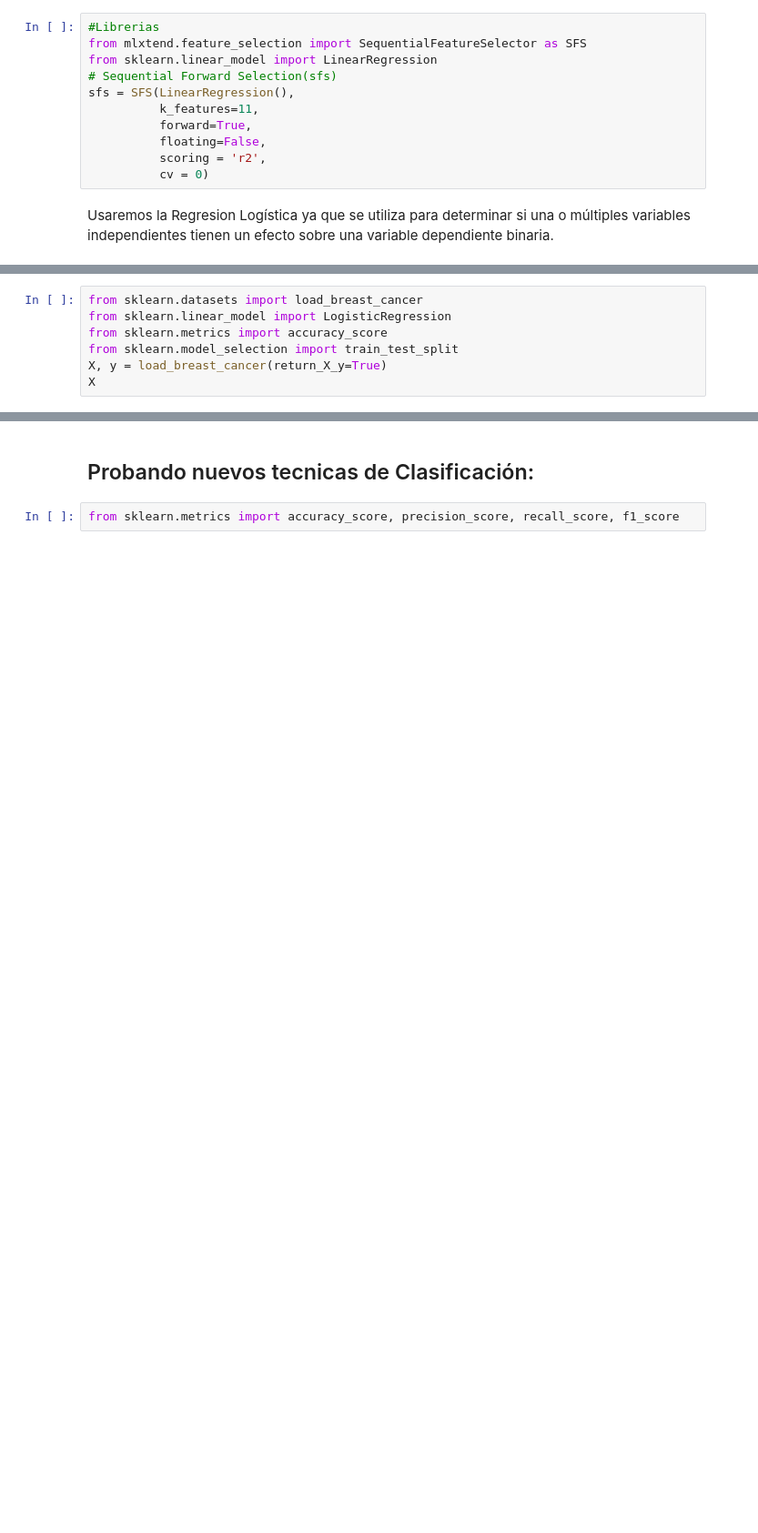
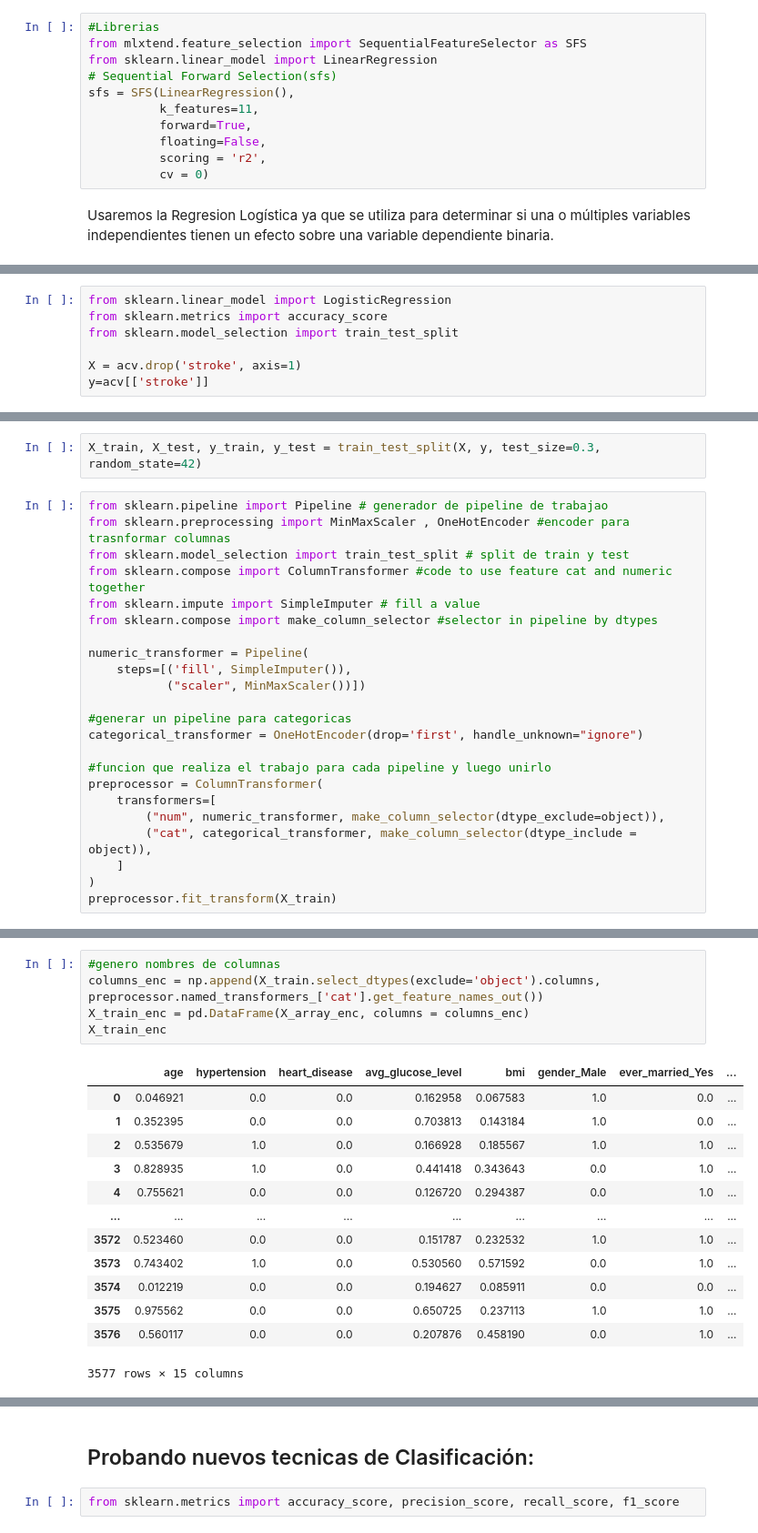
Before and after one commit to JavierArdans/2-Entrega-DataScience-CoderHouse, a Jupyter notebook: Entrega_ACV.ipynb, the cells around one changed output, grey strips where cells are left out. Shown: that part at 91% size. Saved outputs shown, nothing was run; the diff lists cells and outputs as text; blank space fills up the shorter version.

```diff
--- a/Entrega_ACV.ipynb
+++ b/Entrega_ACV.ipynb
@@ -366,7 +388,7 @@ Usaremos la Regresion Logística ya que se utiliza para determinar si una o múl
 # %%
-from sklearn.datasets import load_breast_cancer
 from sklearn.linear_model import LogisticRegression
 from sklearn.metrics import accuracy_score
 from sklearn.model_selection import train_test_split
-X, y = load_breast_cancer(return_X_y=True)
-X
+
+X = acv.drop('stroke', axis=1)
+y=acv[['stroke']]
@@ -423,0 +411,25 @@ array([1, 1, 1, 1, 0, 1, 1, 0, 1, 1, 1, 0, 0, 0, 1, 1, 0, 1, 0, 0, 1, 1,
+# %%
+X_train, X_test, y_train, y_test = train_test_split(X, y, test_size=0.3, random_state=42)
+# %%
+from sklearn.pipeline import Pipeline # generador de pipeline de trabajao
+from sklearn.preprocessing import MinMaxScaler , OneHotEncoder #encoder para trasnformar columnas
+from sklearn.model_selection import train_test_split # split de train y test
+from sklearn.compose import ColumnTransformer #code to use feature cat and numeric together
+from sklearn.impute import SimpleImputer # fill a value
+from sklearn.compose import make_column_selector #selector in pipeline by dtypes
+
+numeric_transformer = Pipeline(
+    steps=[('fill', SimpleImputer()),
+           ("scaler", MinMaxScaler())])
+
+#generar un pipeline para categoricas
+categorical_transformer = OneHotEncoder(drop='first', handle_unknown="ignore")
+
+#funcion que realiza el trabajo para cada pipeline y luego unirlo
+preprocessor = ColumnTransformer(
+    transformers=[
+        ("num", numeric_transformer, make_column_selector(dtype_exclude=object)),
+        ("cat", categorical_transformer, make_column_selector(dtype_include = object)),
+    ]
+)
+preprocessor.fit_transform(X_train)
@@ -423,0 +492,19 @@ array([1, 1, 1, 1, 0, 1, 1, 0, 1, 1, 1, 0, 0, 0, 1, 1, 0, 1, 0, 0, 1, 1,
+# %%
+#genero nombres de columnas
+columns_enc = np.append(X_train.select_dtypes(exclude='object').columns, preprocessor.named_transformers_['cat'].get_feature_names_out())
+X_train_enc = pd.DataFrame(X_array_enc, columns = columns_enc)
+X_train_enc
+# %% [output]
+|  | age | hypertension | heart_disease | avg_glucose_level | bmi | gender_Male | ever_married_Yes | ... |
+| 0 | 0.046921 | 0.0 | 0.0 | 0.162958 | 0.067583 | 1.0 | 0.0 | ... |
+| 1 | 0.352395 | 0.0 | 0.0 | 0.703813 | 0.143184 | 1.0 | 0.0 | ... |
+| 2 | 0.535679 | 1.0 | 0.0 | 0.166928 | 0.185567 | 1.0 | 1.0 | ... |
+| 3 | 0.828935 | 1.0 | 0.0 | 0.441418 | 0.343643 | 0.0 | 1.0 | ... |
+| 4 | 0.755621 | 0.0 | 0.0 | 0.126720 | 0.294387 | 0.0 | 1.0 | ... |
+| ... | ... | ... | ... | ... | ... | ... | ... | ... |
+| 3572 | 0.523460 | 0.0 | 0.0 | 0.151787 | 0.232532 | 1.0 | 1.0 | ... |
+| 3573 | 0.743402 | 1.0 | 0.0 | 0.530560 | 0.571592 | 0.0 | 1.0 | ... |
+| 3574 | 0.012219 | 0.0 | 0.0 | 0.194627 | 0.085911 | 0.0 | 0.0 | ... |
+| 3575 | 0.975562 | 0.0 | 0.0 | 0.650725 | 0.237113 | 1.0 | 1.0 | ... |
+| 3576 | 0.560117 | 0.0 | 0.0 | 0.207876 | 0.458190 | 0.0 | 1.0 | ... |
+3577 rows × 15 columns
```
Also changed, not shown: parts of 74 cells of this notebook.
